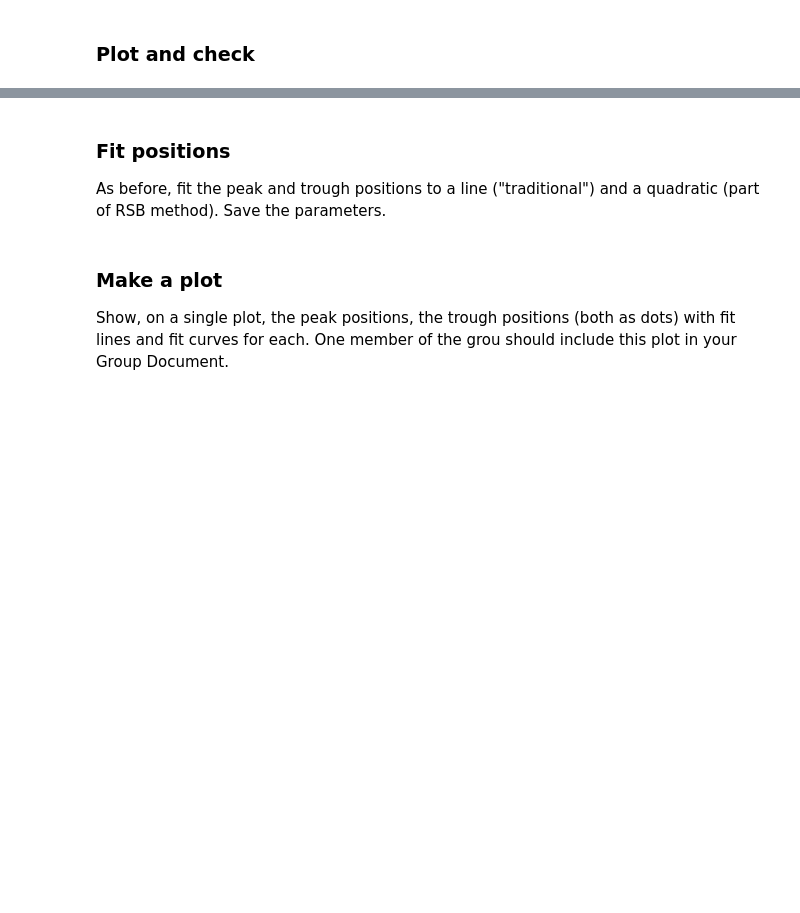
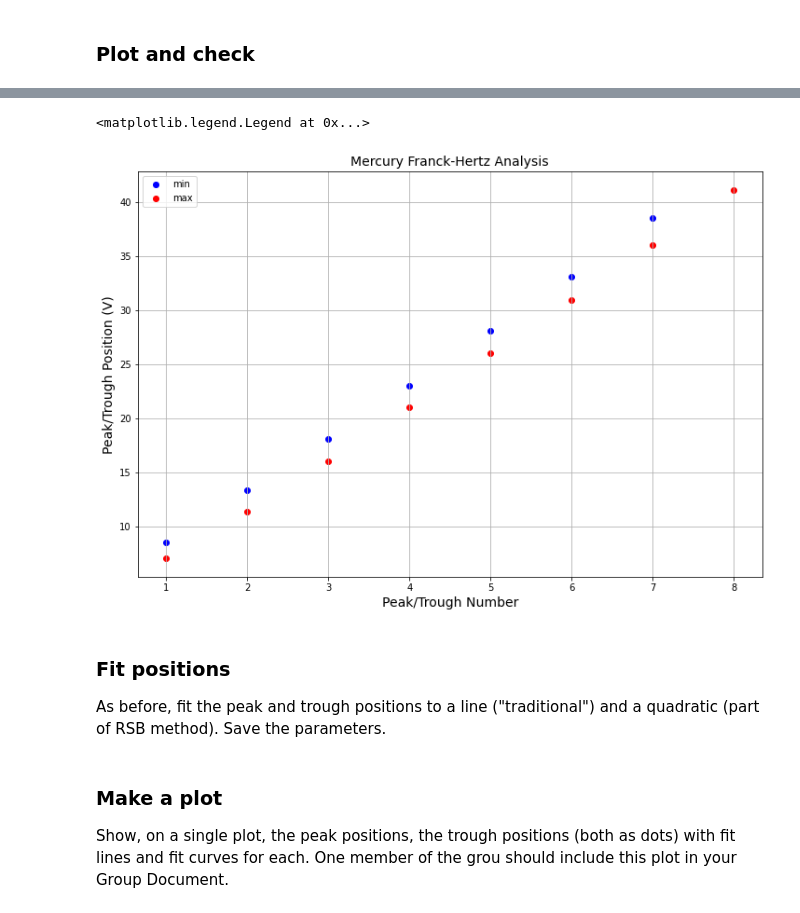
Before and after one commit to alberthu233/Phys432, a Jupyter notebook: FH/Franck-Hertz.ipynb, the cells around one changed output, grey strips where cells are left out. Saved outputs shown, nothing was run; the diff lists cells and outputs as text; code cells hidden in the pictures; blank space fills up the shorter version.

```diff
--- a/FH/Franck-Hertz.ipynb
+++ b/FH/Franck-Hertz.ipynb
@@ -530,0 +546,4 @@ Change peak/trough positions into voltages.
+# %%
+# Calibrate
+Hg_pda['voltage (V)'] = Hg_calib_fit.params['slope'].value * Hg_pda['grid x'] + Hg_calib_fit.params['intercept'].value
+Hg_pda.head()
@@ -531,2 +557,9 @@ Change peak/trough positions into voltages.
 # %% [markdown]
 ### Plot and check
+# %%
+# select the peak and trough positions
+Hg_pda_min = Hg_pda.loc[Hg_pda['min or max'] == 'min']
+Hg_pda_max = Hg_pda.loc[Hg_pda['min or max'] == 'max']
+# add a column of peak number for the min and max data as their order in the data
+Hg_pda_min['peak number'] = np.linspace(1,len(Hg_pda_min),len(Hg_pda_min),dtype=int)
+Hg_pda_max['peak number'] = np.linspace(1,len(Hg_pda_max),len(Hg_pda_max),dtype=int)
@@ -533,13 +577,15 @@ Change peak/trough positions into voltages.
 # %%
 plt.figure(figsize=(12,8))
 plt.grid()
 plt.title('Mercury Franck-Hertz Analysis',fontsize=14)
 plt.ylabel('Peak/Trough Position (V)',fontsize=14)
 plt.xlabel('Peak/Trough Number',fontsize=14)
-#
-#  Your code here
-#
-plt.legend();
+plt.scatter(Hg_pda_min['peak number'],Hg_pda_min['voltage (V)'],label='min',color='blue')
+plt.scatter(Hg_pda_max['peak number'],Hg_pda_max['voltage (V)'],label='max',color='red')
+plt.legend()
+# %% [output]
+<matplotlib.legend.Legend at 0x...>
+[figure, added]
 # %% [markdown]
 ### Fit positions
 
```
Also changed, not shown: parts of 24 cells of this notebook.
